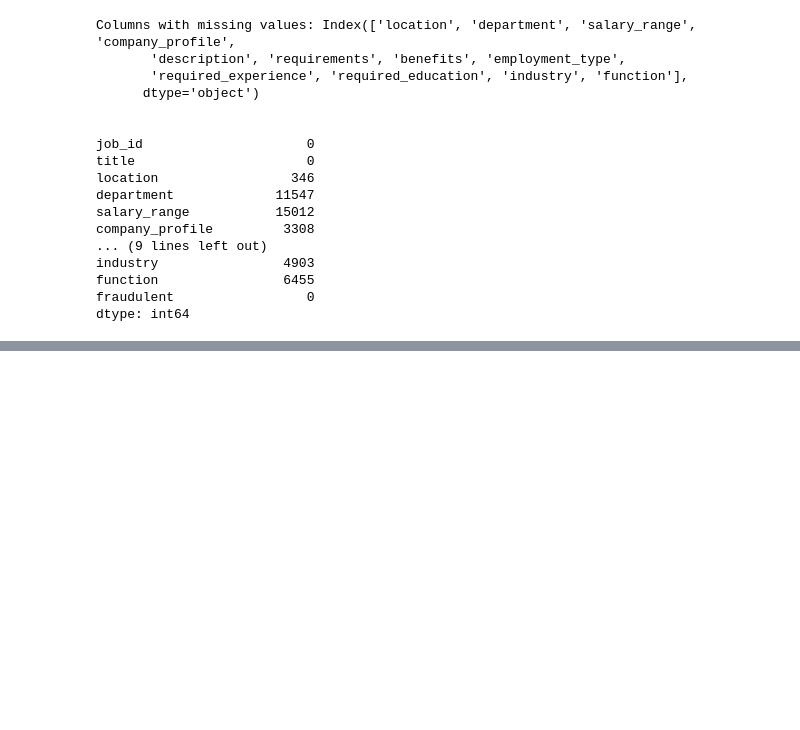
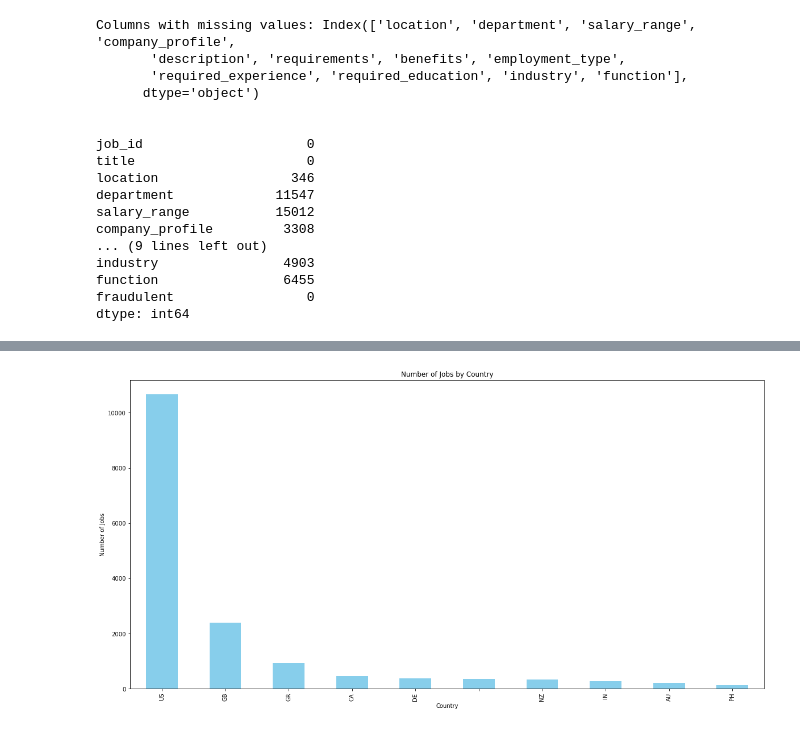
Before and after one commit to sumeetsuvarna/DataMining-Project, a Jupyter notebook: Data_Mining.ipynb, the cells around one changed output, grey strips where cells are left out. Drawn from its saved outputs; the diff is of its cells as text; code cells hidden in the pictures; blank space fills up the shorter version.

Commit message:
Started with Text Preprocessing

```diff
--- a/Data_Mining.ipynb
+++ b/Data_Mining.ipynb
@@ -230,10 +240,10 @@ job_data['company_profile'].fillna('', inplace=True)
 # %%
 job_data['requirements'].fillna('', inplace=True)
 # %%
-text_columns = ['title', 'location', 'department', 'company_profile', 'description', 'requirements', 'benefits']
+# text_columns = ['title', 'location', 'department', 'company_profile', 'description', 'requirements', 'benefits']
 
-for col in text_columns:
-    job_data[col] = job_data[col].str.lower()
+# for col in text_columns:
+#     job_data[col] = job_data[col].str.lower()
 # %%
 job_data['location']
 # %% [output]
@@ -251,0 +264,8 @@ Name: location, Length: 17880, dtype: object
+# %%
+#Extracting only those columns which have datatype as object
+
+# Get column names with data type 'object'
+columns_text_data = job_data.select_dtypes(include='object').columns.tolist()
+
+# Print the resulting list of column names
+print(columns_text_data)
@@ -251,0 +274,2 @@ Name: location, Length: 17880, dtype: object
+# %%
+job_data[columns_text_data] = job_data[columns_text_data].fillna(' ')
@@ -251,0 +285,8 @@ Name: location, Length: 17880, dtype: object
+# %%
+#we can see location have country, state. We will only consider country
+
+# Spliting the location column to extract only the country
+job_data['country'] = job_data['location'].str.split(',').str[0]
+
+#printing the result
+job_data.head()
@@ -251,0 +300,13 @@ Name: location, Length: 17880, dtype: object
+# %%
+#counting number of jobs in each country
+count_job_per_country = job_data['country'].value_counts()[:10]
+
+#creating the bar chart
+plt.figure(figsize=(20, 10))
+count_job_per_country.plot(kind='bar', color='skyblue')
+plt.title('Number of Jobs by Country')
+plt.xlabel('Country')
+plt.ylabel('Number of Jobs')
+plt.show()
+# %% [output]
+[figure, added]
```
Also changed, not shown: parts of 26 cells of this notebook.
